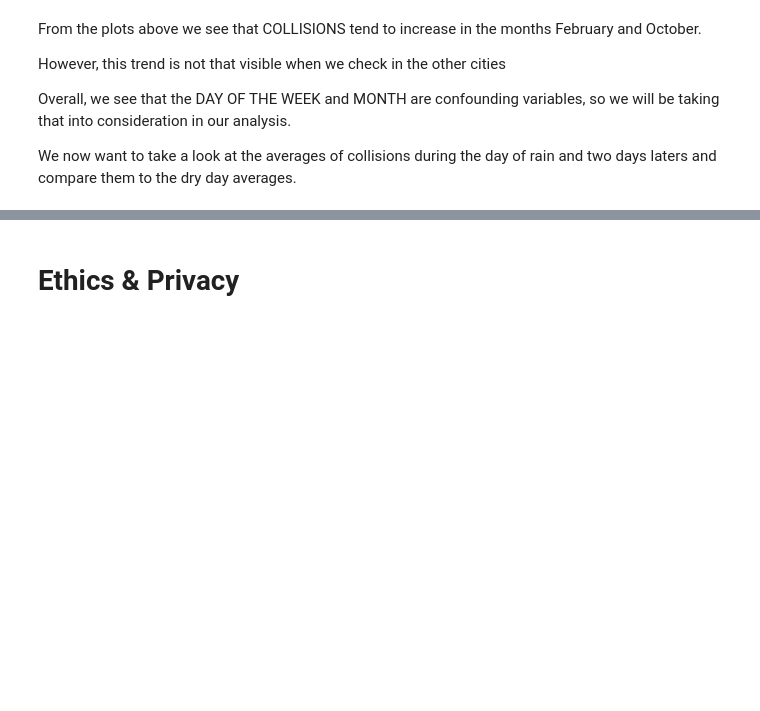
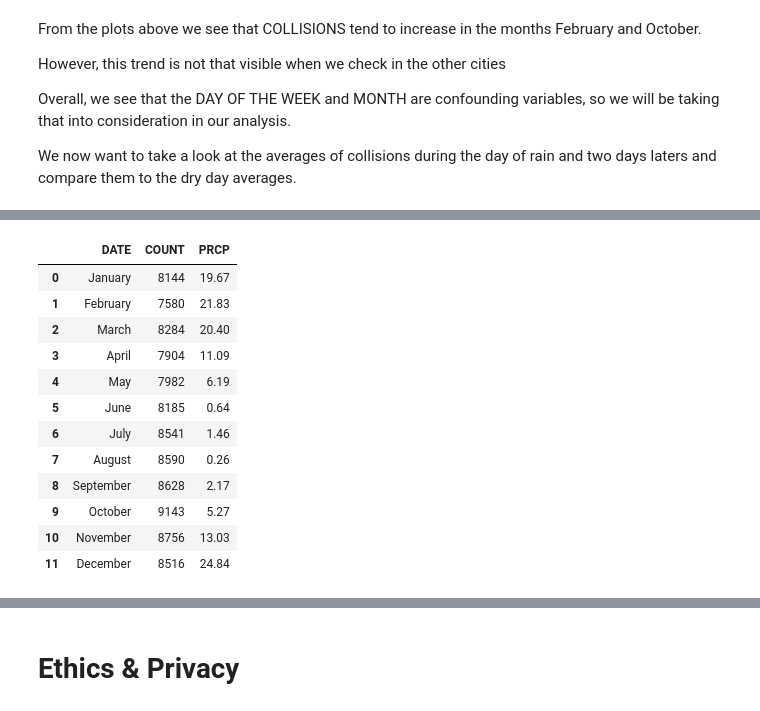
Before and after one commit to DeusSeos/Group007-Wi22-Resume, a Jupyter notebook: FinalProjectGroup007-Wi22.ipynb, the cells around one changed output, grey strips where cells are left out. Cells and saved outputs as stored; diff of their text form; code cells hidden in the pictures; blank space fills up the shorter version.

```diff
--- a/FinalProjectGroup007-Wi22.ipynb
+++ b/FinalProjectGroup007-Wi22.ipynb
@@ -536,0 +576,19 @@ bfMonthAverages
+# %%
+SDdf_month = SDdf.copy(deep=True)
+SDdf_month['DATE'] = pd.to_datetime(SDdf_month['DATE']).dt.strftime("%B")
+SDdf_month = SDdf_month.groupby(['DATE'], sort=False).sum().reset_index()
+SDdf_month
+# %% [output]
+|  | DATE | COUNT | PRCP |
+| 0 | January | 8144 | 19.67 |
+| 1 | February | 7580 | 21.83 |
+| 2 | March | 8284 | 20.40 |
+| 3 | April | 7904 | 11.09 |
+| 4 | May | 7982 | 6.19 |
+| 5 | June | 8185 | 0.64 |
+| 6 | July | 8541 | 1.46 |
+| 7 | August | 8590 | 0.26 |
+| 8 | September | 8628 | 2.17 |
+| 9 | October | 9143 | 5.27 |
+| 10 | November | 8756 | 13.03 |
+| 11 | December | 8516 | 24.84 |
```
Also changed, not shown: parts of 19 cells of this notebook, 1 other file.
